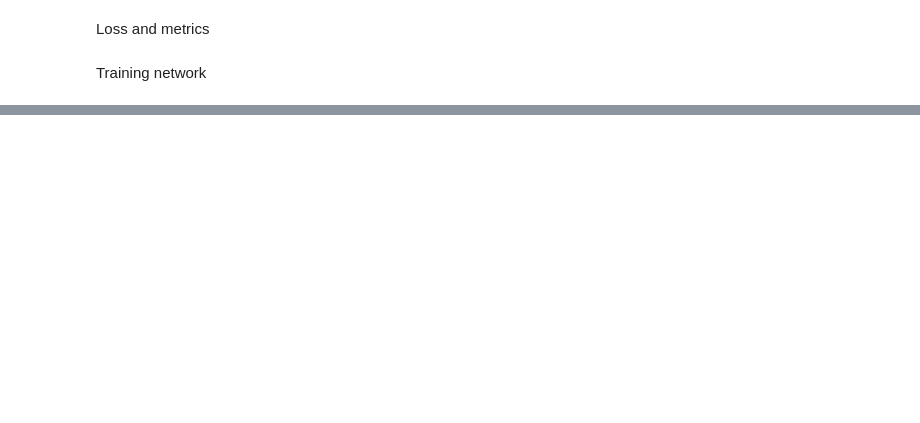
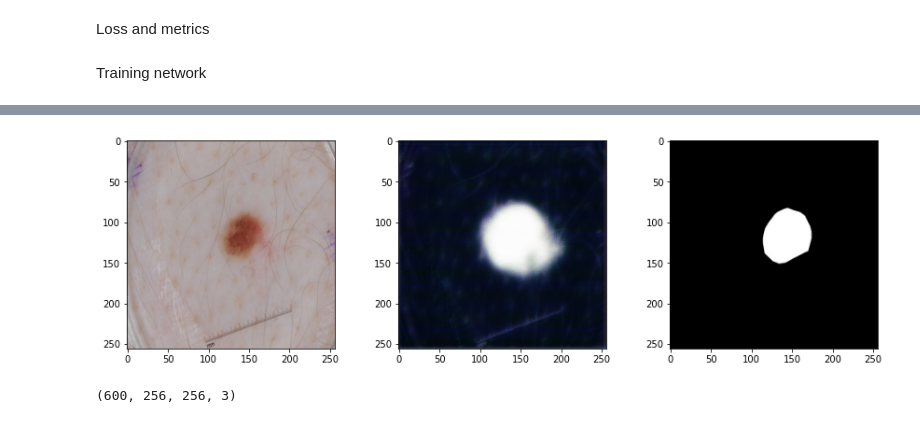
Before and after one commit to AlaaIraqy/lesion_segmentation, a Jupyter notebook: cv-assignment4-unet.ipynb, the cells around one changed output, grey strips where cells are left out. Saved outputs shown, nothing was run; the diff lists cells and outputs as text; code cells hidden in the pictures; blank space fills up the shorter version.

```diff
--- a/cv-assignment4-unet.ipynb
+++ b/cv-assignment4-unet.ipynb
@@ -222,0 +316,15 @@ result = model.fit(training_images,training_groundTruth.astype(np.float32),
+# %%
+idx=2
+prediction = np.array(model.predict(test_images))
+plt.figure(figsize=(20,9))
+plt.subplot(2,4,1)
+plt.imshow(cv2.cvtColor(test_images[idx], cv2.COLOR_BGR2RGB))
+plt.subplot(2,4,2)
+plt.imshow(prediction[idx], plt.cm.binary_r)
+plt.subplot(2,4,3)
+plt.imshow(cv2.cvtColor(test_groundTruth[idx], cv2.COLOR_BGR2RGB))
+plt.show()
+print(np.shape(prediction))
+# %% [output]
+[figure, added]
+(600, 256, 256, 3)
```
Also changed, not shown: parts of 8 cells of this notebook.
